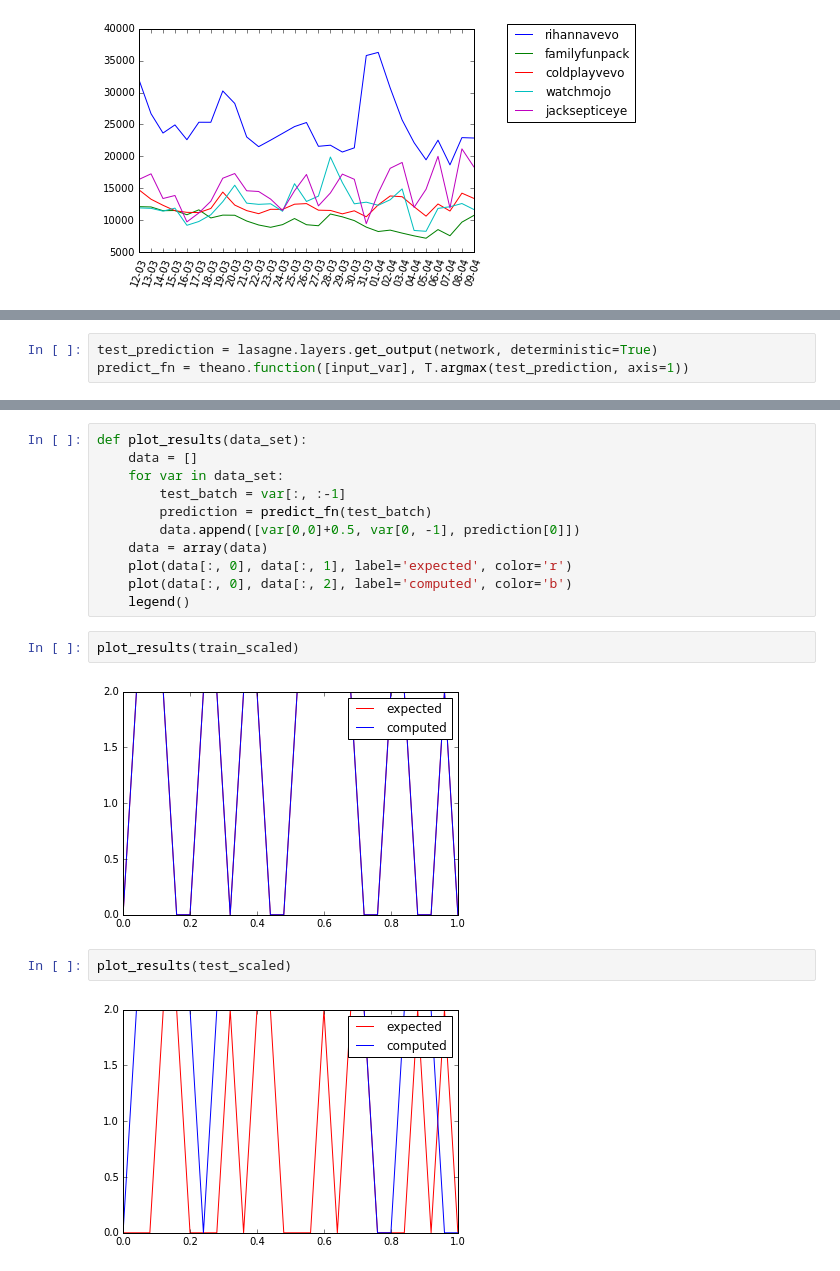
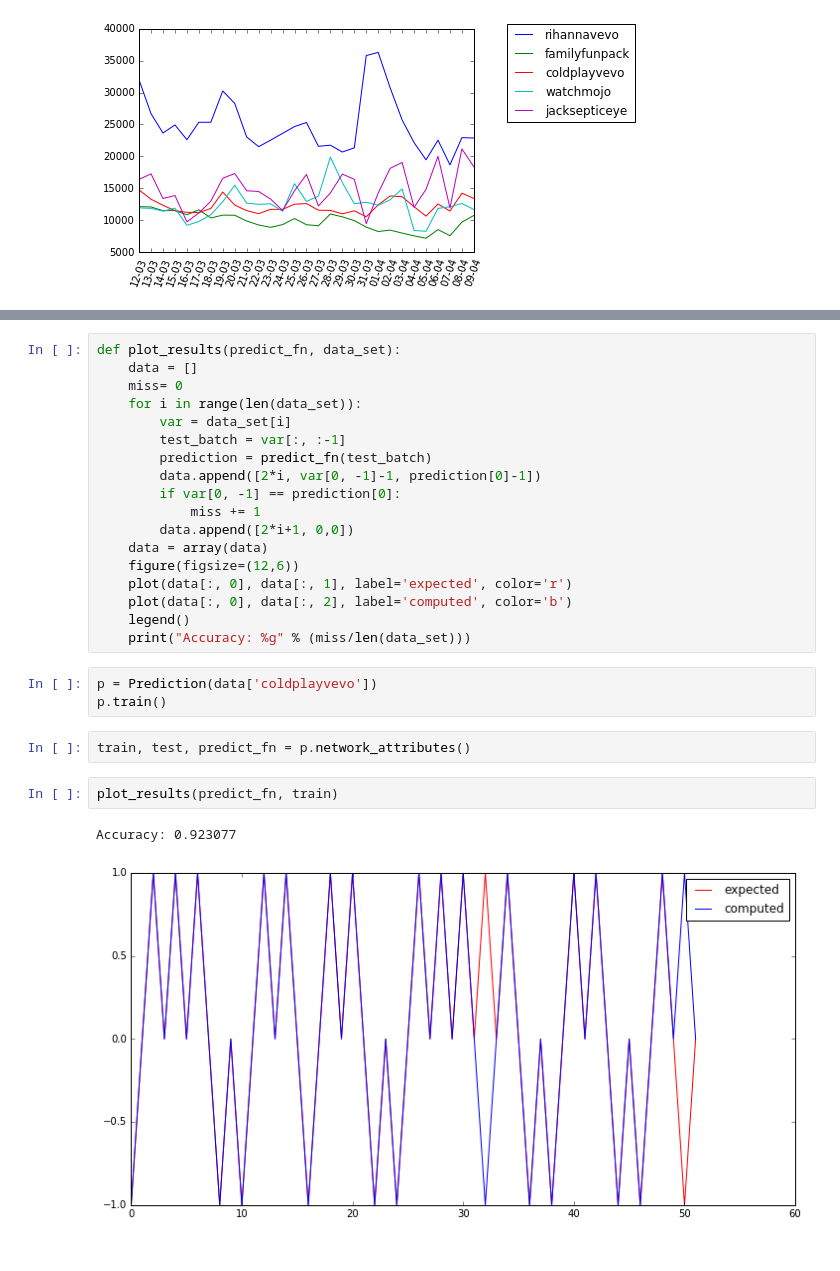
Before and after one commit to scoiatael/MSIwZiSP, a Jupyter notebook: data_manipulation.ipynb, the cells around one changed output, grey strips where cells are left out. Saved outputs shown, nothing was run; the diff lists cells and outputs as text.

Commit message:
moved network building to another file

```diff
--- a/data_manipulation.ipynb
+++ b/data_manipulation.ipynb
@@ -105,3 +47,0 @@ train_fn = theano.function([input_var, target_var], [loss, acc], updates=updates
-# %%
-test_prediction = lasagne.layers.get_output(network, deterministic=True)
-predict_fn = theano.function([input_var], T.argmax(test_prediction, axis=1))
@@ -131,19 +50,28 @@ Epoch 1801: Loss 0.0669895 Acc: 1
 # %%
-def plot_results(data_set):
+def plot_results(predict_fn, data_set):
     data = []
-    for var in data_set:
+    miss= 0
+    for i in range(len(data_set)):
+        var = data_set[i]
         test_batch = var[:, :-1]
         prediction = predict_fn(test_batch)
-        data.append([var[0,0]+0.5, var[0, -1], prediction[0]])
+        data.append([2*i, var[0, -1]-1, prediction[0]-1])
+        if var[0, -1] == prediction[0]:
+            miss += 1
+        data.append([2*i+1, 0,0])
     data = array(data)
+    figure(figsize=(12,6))
     plot(data[:, 0], data[:, 1], label='expected', color='r')
     plot(data[:, 0], data[:, 2], label='computed', color='b')
     legend()
+    print("Accuracy: %g" % (miss/len(data_set)))
-# %%
-plot_results(train_scaled)
-# %% [output]
-[figure, removed]
-# %%
-plot_results(test_scaled)
-# %% [output]
-[figure, removed]
+# %%
+p = Prediction(data['coldplayvevo'])
+p.train()
+# %%
+train, test, predict_fn = p.network_attributes()
+# %%
+plot_results(predict_fn, train)
+# %% [output]
+Accuracy: 0.923077
+[figure, added]
```
Also changed, not shown: parts of 16 cells of this notebook, 2 other files.
